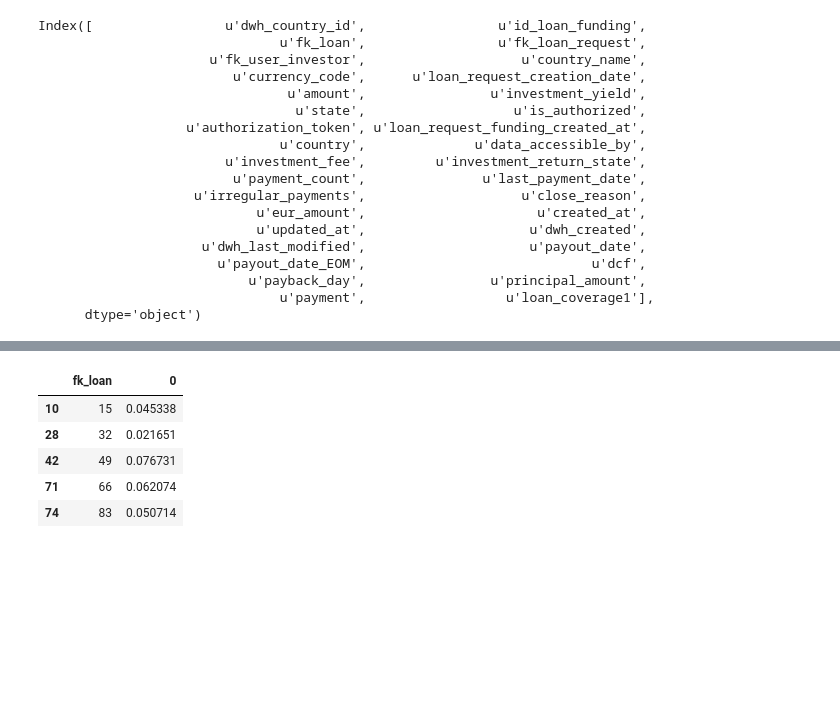
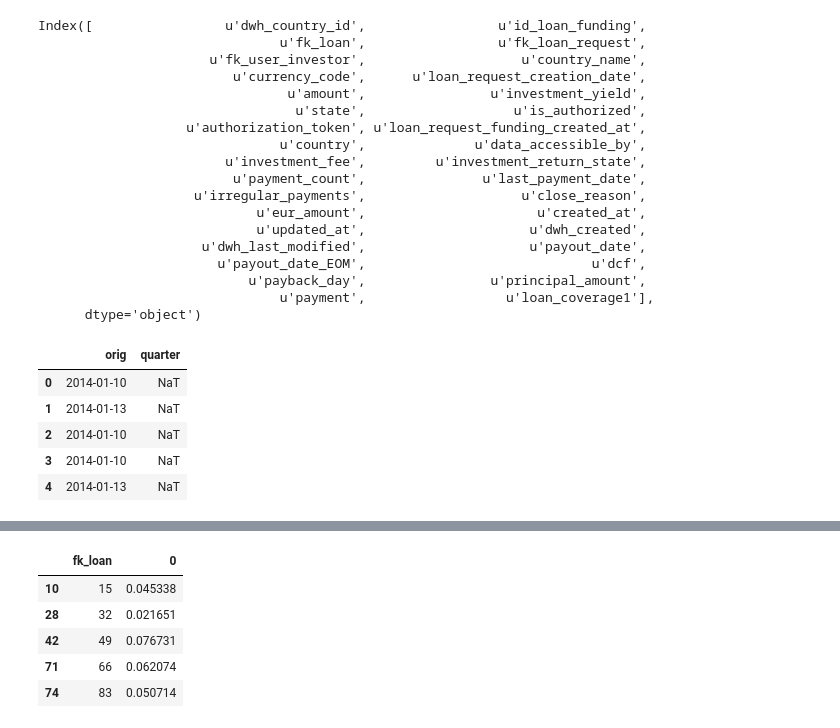
Before and after one commit to seanv507/IPython-Notebooks, a Jupyter notebook: returns01.ipynb, the cells around one changed output, grey strips where cells are left out. Cells and saved outputs as stored; diff of their text form; code cells hidden in the pictures; blank space fills up the shorter version.

```diff
--- a/returns01.ipynb
+++ b/returns01.ipynb
@@ -240,0 +225,9 @@ Index([                 u'dwh_country_id',                 u'id_loan_funding',
+# %%
+z3.head()
+# %% [output]
+|  | orig | quarter |
+| 0 | 2014-01-10 | NaT |
+| 1 | 2014-01-13 | NaT |
+| 2 | 2014-01-10 | NaT |
+| 3 | 2014-01-10 | NaT |
+| 4 | 2014-01-13 | NaT |
```
Also changed, not shown: parts of 34 cells of this notebook.
